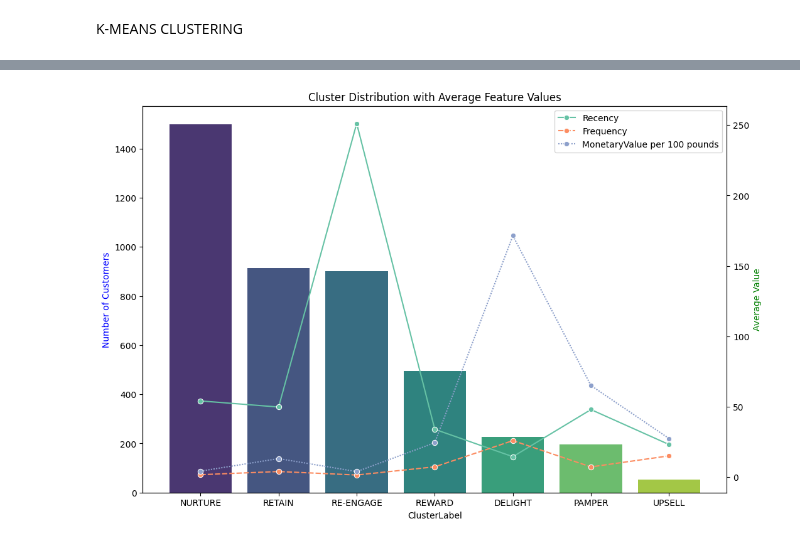
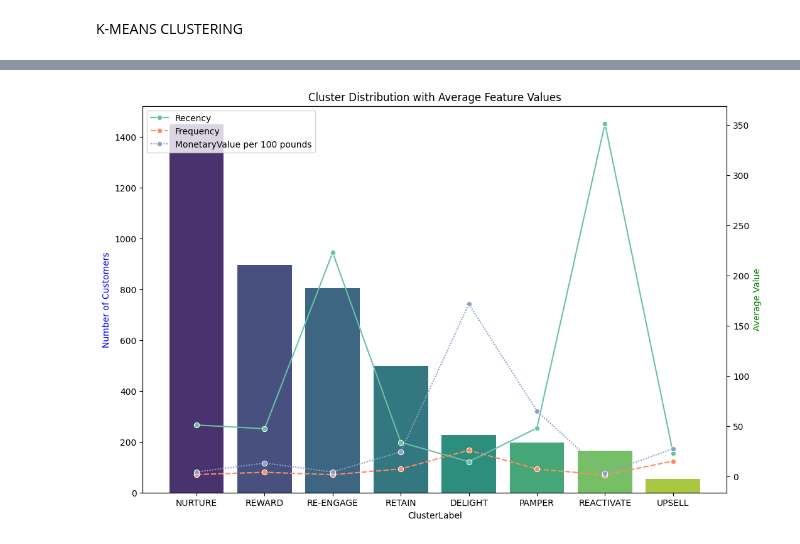
Before and after one commit to adulamaciej/Minor-Machine-Learning-projects, a Jupyter notebook: customer-segmentation-KMeans/code/online-retail-data-clustering.ipynb, the cells around one changed output, grey strips where cells are left out. Drawn from its saved outputs; the diff is of its cells as text; code cells hidden in the pictures.

Commit message:
Filter outliers in Recency for consistency with M and F metrics.
Drop LastInvoiceDate.

Organize  code into logical cells.

Rely on default max_iter=300 for KMeans convergence.

```diff
--- a/customer-segmentation-KMeans/code/online-retail-data-clustering.ipynb
+++ b/customer-segmentation-KMeans/code/online-retail-data-clustering.ipynb
@@ -375,5 +407,8 @@ frequency_outliers_df.describe()
 # %%
-non_outliers_df = aggregated_df[(~aggregated_df.index.isin(monetary_outliers_df.index)) & (~aggregated_df.index.isin(frequency_outliers_df.index))]
-
+non_outliers_df = aggregated_df[
+    (~aggregated_df.index.isin(monetary_outliers_df.index)) &
+    (~aggregated_df.index.isin(frequency_outliers_df.index)) &
+    (~aggregated_df.index.isin(recency_outliers_df.index))
+]
 non_outliers_df.describe()
 # %% [output]
@@ -508,5 +543,5 @@ plt.show()
 # %%
-kmeans = KMeans(n_clusters=4, random_state=42, max_iter=1000)
+kmeans = KMeans(n_clusters=4, random_state=42, max_iter=300)
 
 cluster_labels = kmeans.fit_predict(scaled_data_df)
 
@@ -591,12 +626,18 @@ overlap_indices = monetary_outliers_df.index.intersection(frequency_outliers_df.
 monetary_only_outliers = monetary_outliers_df.drop(overlap_indices)
 frequency_only_outliers = frequency_outliers_df.drop(overlap_indices)
 monetary_and_frequency_outliers = monetary_outliers_df.loc[overlap_indices]
+recency_only_outliers = recency_outliers_df.drop(
+    recency_outliers_df.index.intersection(monetary_outliers_df.index).union(
+    recency_outliers_df.index.intersection(frequency_outliers_df.index))
+)
 
 monetary_only_outliers["Cluster"] = -1
 frequency_only_outliers["Cluster"] = -2
 monetary_and_frequency_outliers["Cluster"] = -3
+recency_only_outliers["Cluster"] = -4
 
-outlier_clusters_df = pd.concat([monetary_only_outliers, frequency_only_outliers, monetary_and_frequency_outliers])
+outlier_clusters_df = pd.concat([monetary_only_outliers, frequency_only_outliers,
+                                  monetary_and_frequency_outliers, recency_only_outliers])
 
 outlier_clusters_df
 # %% [output]
@@ -650,7 +692,9 @@ cluster_labels = {
     3: "REWARD",
     -1: "PAMPER",
     -2: "UPSELL",
-    -3: "DELIGHT"
+    -3: "DELIGHT",
+    -4: "REACTIVATE"
+
 }
 # %%
 full_clustering_df = pd.concat([non_outliers_df, outlier_clusters_df])
@@ -691,20 +735,22 @@ full_clustering_df
 # %%
 cluster_counts = full_clustering_df['ClusterLabel'].value_counts()
 full_clustering_df["MonetaryValue per 100 pounds"] = full_clustering_df["MonetaryValue"] / 100.00
 feature_means = full_clustering_df.groupby('ClusterLabel')[['Recency', 'Frequency', 'MonetaryValue per 100 pounds']].mean()
+
+feature_means = feature_means.reindex(cluster_counts.index)
 
 fig, ax1 = plt.subplots(figsize=(12, 8))
 
 sns.barplot(x=cluster_counts.index, y=cluster_counts.values, ax=ax1, palette='viridis', hue=cluster_counts.index)
 ax1.set_ylabel('Number of Customers', color='b')
 ax1.set_title('Cluster Distribution with Average Feature Values')
 
 ax2 = ax1.twinx()
 
 
 sns.lineplot(data=feature_means, ax=ax2, palette='Set2', marker='o')
 ax2.set_ylabel('Average Value', color='g')
 
 plt.show()
 # %% [output]
-[figure, old version]
+[figure, new version]
```
Also changed, not shown: parts of 23 cells of this notebook.
